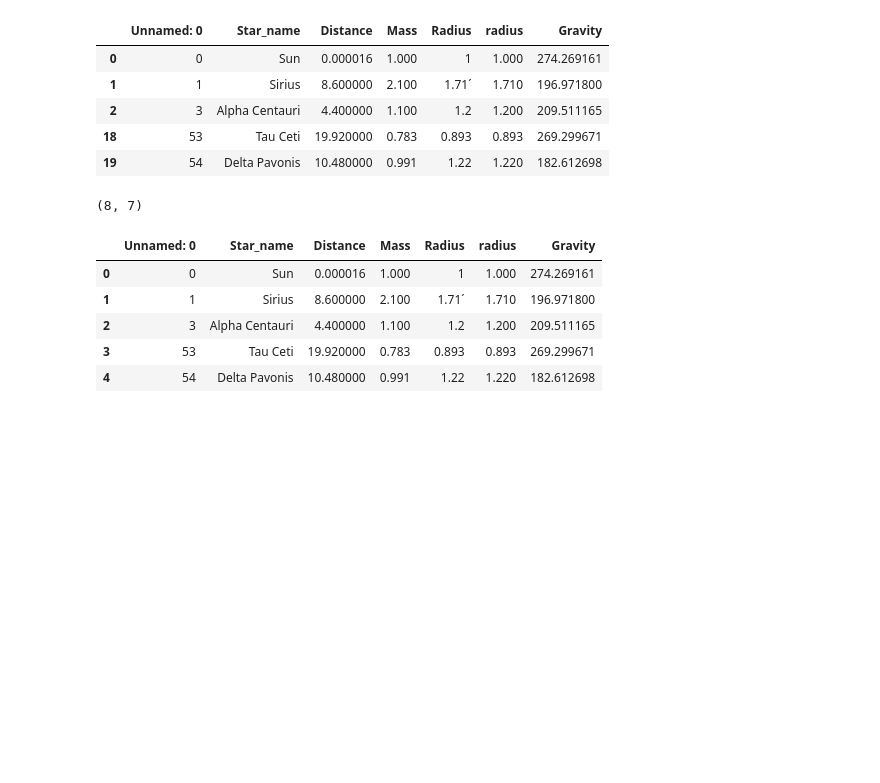
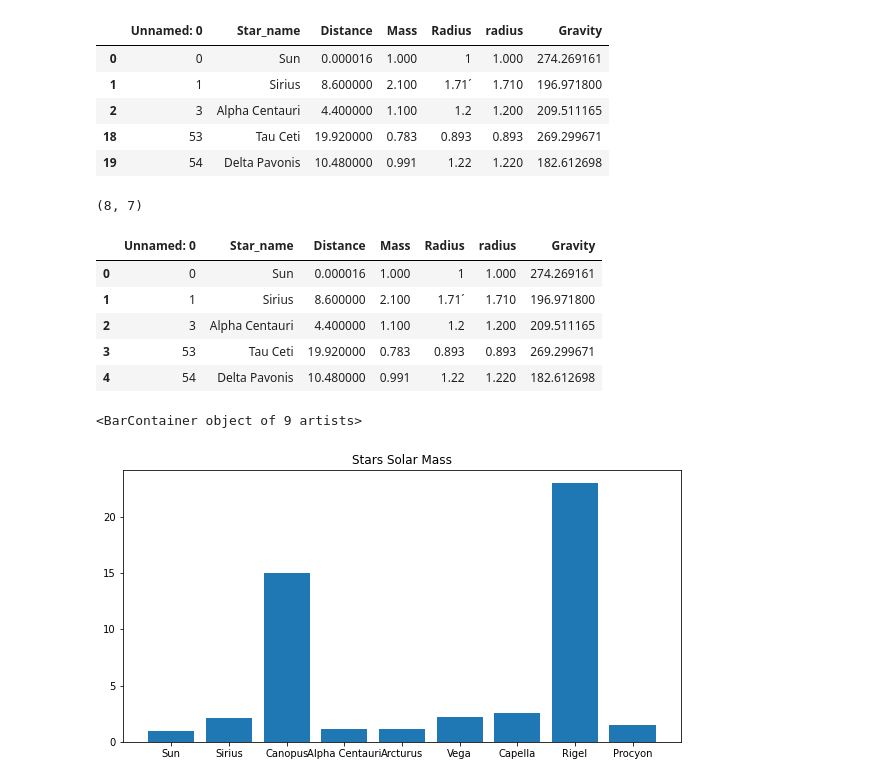
Before and after one commit to Yug-jain/Automation, a Jupyter notebook: pro_134.ipynb, the cells around one changed output. Saved outputs shown, nothing was run; the diff lists cells and outputs as text; code cells hidden in the pictures; blank space fills up the shorter version.

```diff
--- a/pro_134.ipynb
+++ b/pro_134.ipynb
@@ -94,3 +94,16 @@ final_stars.head()
 | 4 | 54 | Delta Pavonis | 10.480000 | 0.991 | 1.22 | 1.220 | 182.612698 |
 # %%
 final_stars.to_csv("filtered_stars.csv")
+# %%
+name=df["Star_name"].to_list()
+distance=df["Distance"].to_list()
+mass=df["Mass"].to_list()
+radius=df["Radius"].to_list()
+gravity=df["Gravity"].to_list()
+# %%
+plt.figure(figsize=(10,5))
+plt.title("Stars Solar Mass")
+plt.bar(name[0:9],mass[0:9])
+# %% [output]
+<BarContainer object of 9 artists>
+[figure, added]
```
Also changed, not shown: parts of 3 cells of this notebook.
